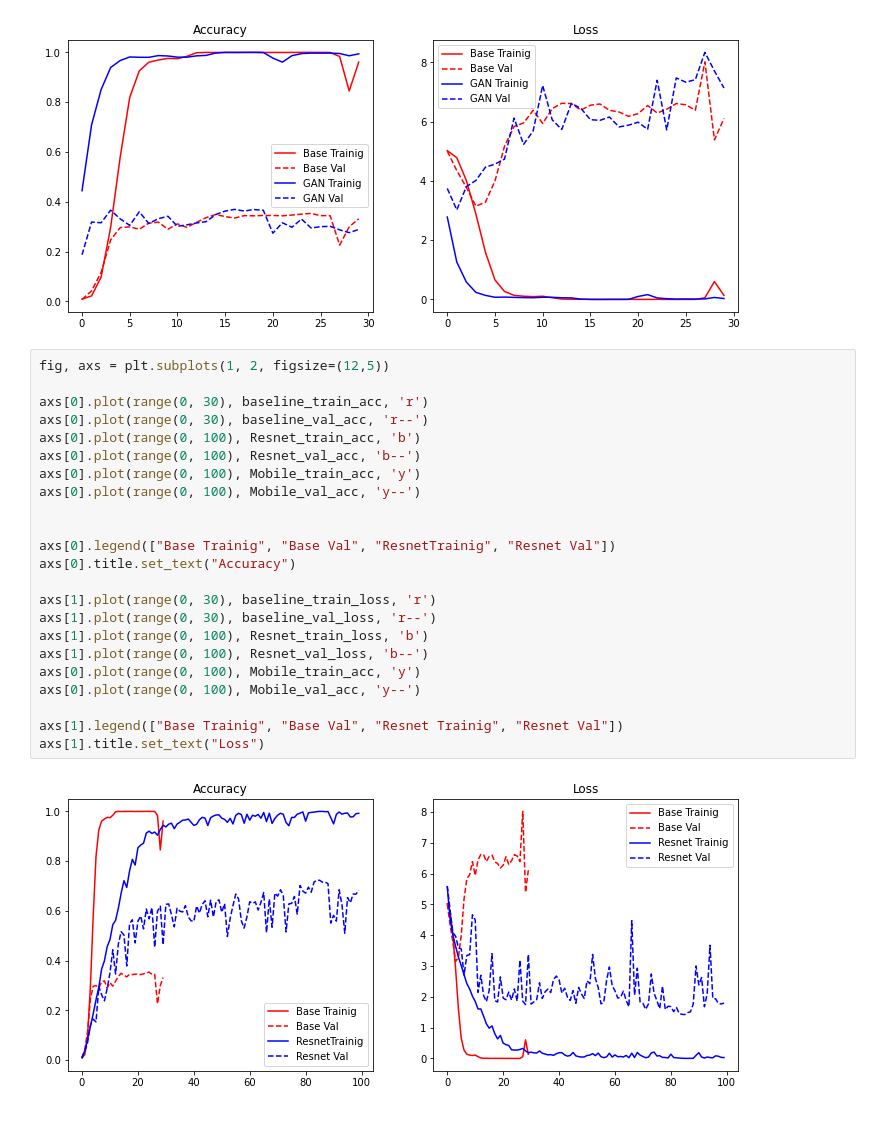
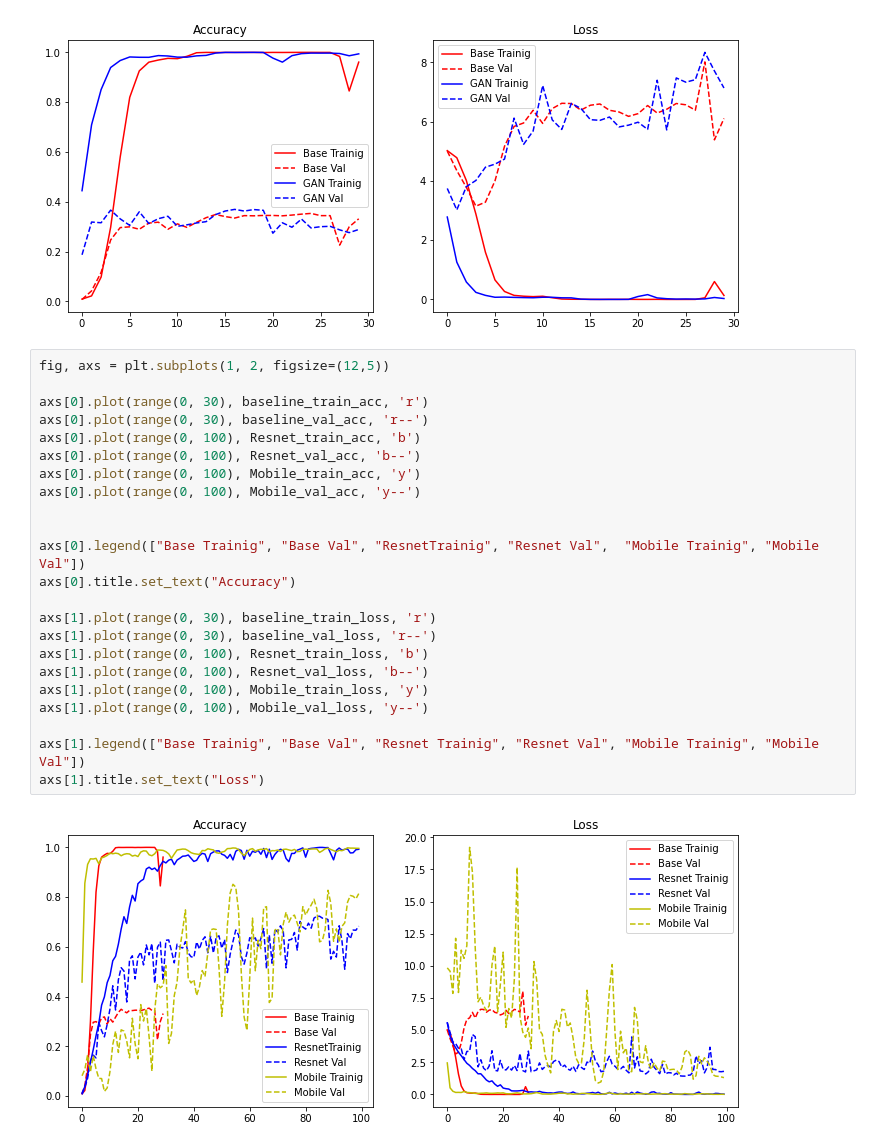
Before and after one commit to bochendong/few_shot_classification, a Jupyter notebook: code/history/plot.ipynb, the cells around one changed output. Saved outputs shown, nothing was run; the diff lists cells and outputs as text.

```diff
--- a/code/history/plot.ipynb
+++ b/code/history/plot.ipynb
@@ -105,25 +110,25 @@ axs[1].title.set_text("Loss")
 # %%
 fig, axs = plt.subplots(1, 2, figsize=(12,5))
 
 axs[0].plot(range(0, 30), baseline_train_acc, 'r')
 axs[0].plot(range(0, 30), baseline_val_acc, 'r--')
 axs[0].plot(range(0, 100), Resnet_train_acc, 'b')
 axs[0].plot(range(0, 100), Resnet_val_acc, 'b--')
 axs[0].plot(range(0, 100), Mobile_train_acc, 'y')
 axs[0].plot(range(0, 100), Mobile_val_acc, 'y--')
 
 
-axs[0].legend(["Base Trainig", "Base Val", "ResnetTrainig", "Resnet Val"])
+axs[0].legend(["Base Trainig", "Base Val", "ResnetTrainig", "Resnet Val",  "Mobile Trainig", "Mobile Val"])
 axs[0].title.set_text("Accuracy")
 
 axs[1].plot(range(0, 30), baseline_train_loss, 'r')
 axs[1].plot(range(0, 30), baseline_val_loss, 'r--')
 axs[1].plot(range(0, 100), Resnet_train_loss, 'b')
 axs[1].plot(range(0, 100), Resnet_val_loss, 'b--')
-axs[0].plot(range(0, 100), Mobile_train_acc, 'y')
-axs[0].plot(range(0, 100), Mobile_val_acc, 'y--')
+axs[1].plot(range(0, 100), Mobile_train_loss, 'y')
+axs[1].plot(range(0, 100), Mobile_val_loss, 'y--')
 
-axs[1].legend(["Base Trainig", "Base Val", "Resnet Trainig", "Resnet Val"])
+axs[1].legend(["Base Trainig", "Base Val", "Resnet Trainig", "Resnet Val", "Mobile Trainig", "Mobile Val"])
 axs[1].title.set_text("Loss")
 # %% [output]
-[figure, old version]
+[figure, new version]
```
Also changed, not shown: parts of 4 cells of this notebook.
